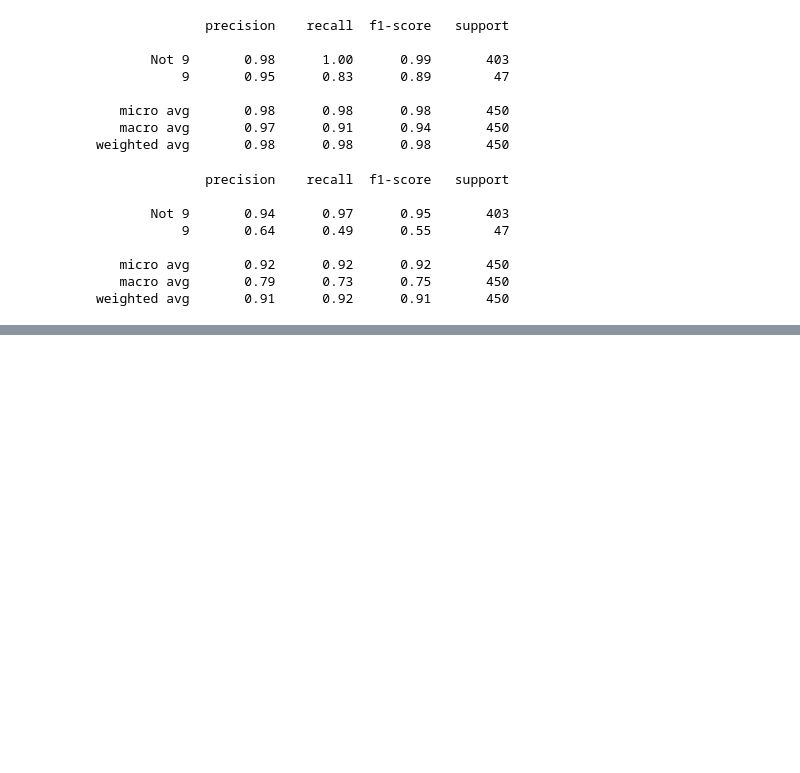
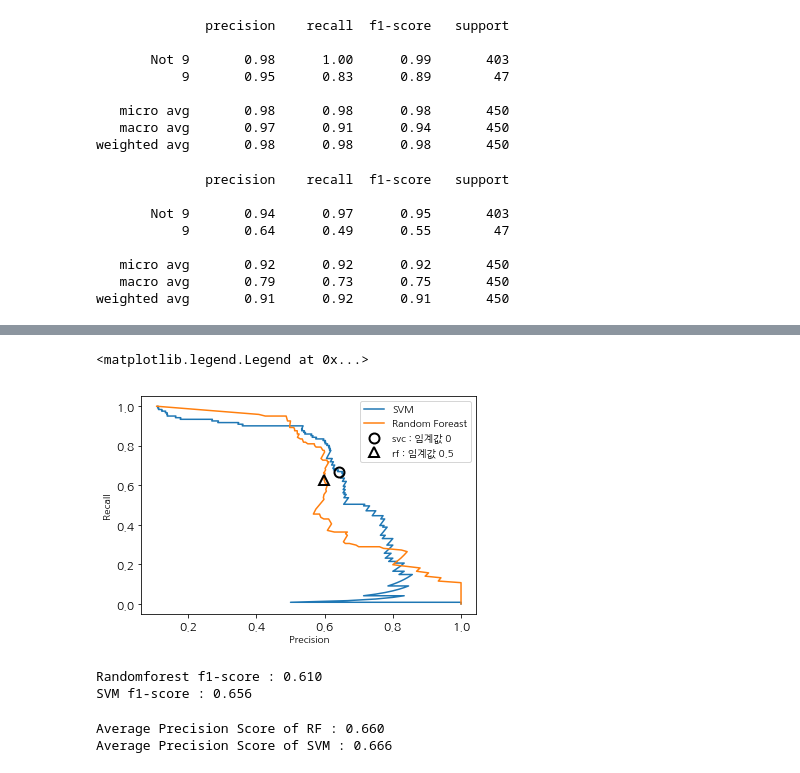
Before and after one commit to flaskcro/IMLP, a Jupyter notebook: chap05.ipynb, the cells around one changed output, grey strips where cells are left out. Cells and saved outputs as stored; diff of their text form; code cells hidden in the pictures; blank space fills up the shorter version.

```diff
--- a/chap05.ipynb
+++ b/chap05.ipynb
@@ -461,0 +523,38 @@ weighted avg       0.91      0.92      0.91       450
+# %%
+from sklearn.ensemble import RandomForestClassifier
+
+plt.plot(precision, recall, label='SVM')
+
+rf = RandomForestClassifier(n_estimators=100, random_state=0, max_features=2)
+rf.fit(X_train, y_train)
+precision_rf, recall_rf, thresholds_rf = precision_recall_curve(y_test, rf.predict_proba(X_test)[:,1])
+plt.plot(precision_rf, recall_rf, label='Random Foreast')
+
+plt.plot(precision[close_zero], recall[close_zero], 'o', markersize=10, label='svc : 임계값 0', fillstyle='none', c='k', mew=2)
+
+close_zero_rf = np.argmin(np.abs(thresholds_rf - 0.5))
+plt.plot(precision_rf[close_zero_rf], recall_rf[close_zero_rf], '^', markersize=10, label='rf : 임계값 0.5',
+         fillstyle='none', c='k', mew=2)
+
+plt.xlabel('Precision')
+plt.ylabel('Recall')
+plt.legend(loc='best')
+# %% [output]
+<matplotlib.legend.Legend at 0x...>
+[figure, added]
+# %%
+print('Randomforest f1-score : {:.3f}'.format(f1_score(y_test, rf.predict(X_test))))
+print('SVM f1-score : {:.3f}'.format(f1_score(y_test, svc.predict(X_test))))
+# %% [output]
+Randomforest f1-score : 0.610
+SVM f1-score : 0.656
+# %%
+from sklearn.metrics import average_precision_score
+ap_rf = average_precision_score(y_test, rf.predict_proba(X_test)[:,1])
+ap_svc = average_precision_score(y_test, svc.decision_function(X_test))
+
+print('Average Precision Score of RF : {:.3f}'.format(ap_rf))
+print('Average Precision Score of SVM : {:.3f}'.format(ap_svc))
+# %% [output]
+Average Precision Score of RF : 0.660
+Average Precision Score of SVM : 0.666
```
Also changed, not shown: parts of 33 cells of this notebook.
